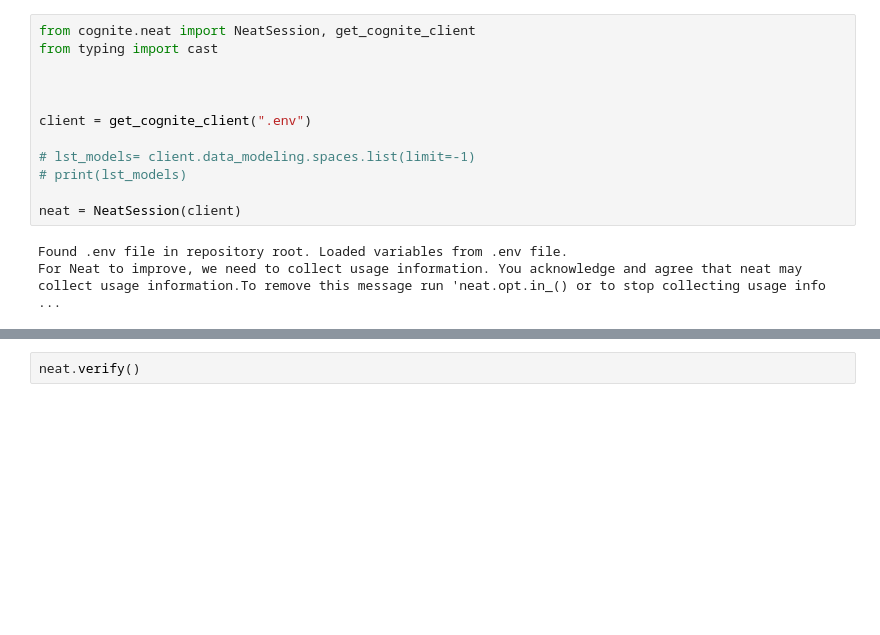
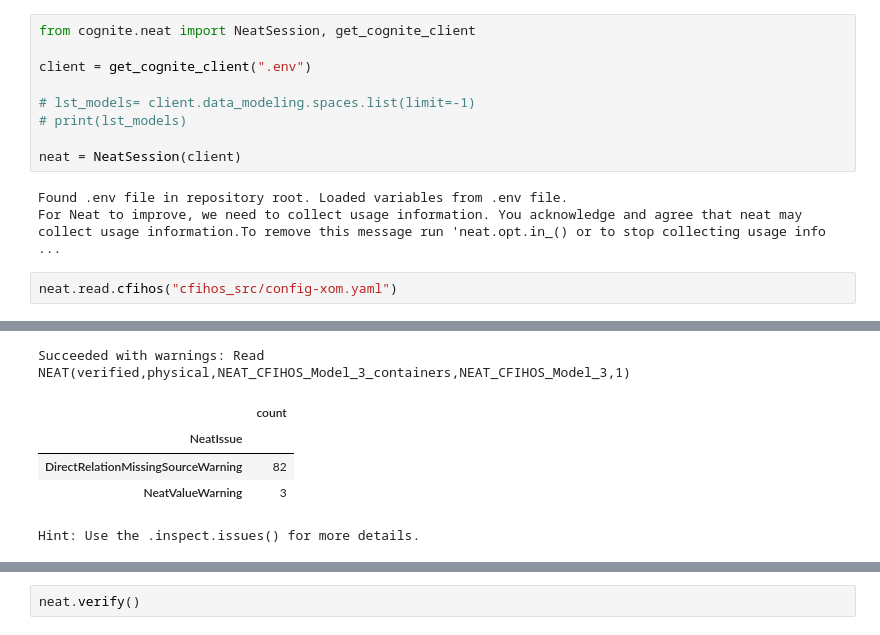
Before and after one commit to cognitedata/neat, a Jupyter notebook: test.ipynb, the cells around one changed output, grey strips where cells are left out. Saved outputs shown, nothing was run; the diff lists cells and outputs as text; blank space fills up the shorter version.

Commit message:
adding CFIHOS dms integration

```diff
--- a/test.ipynb
+++ b/test.ipynb
@@ -1,8 +1,5 @@
 # %%
 from cognite.neat import NeatSession, get_cognite_client
-from typing import cast
-
-
 
 client = get_cognite_client(".env")
 
@@ -13,3 +10,6 @@ neat = NeatSession(client)
 # %% [output]
 Found .env file in repository root. Loaded variables from .env file.
 For Neat to improve, we need to collect usage information. You acknowledge and agree that neat may collect usage information.To remove this message run 'neat.opt.in_() or to stop collecting usage info ...
+# %%
+neat.read.cfihos("cfihos_src/config-xom.yaml")
+# %% [output]
@@ -15,0 +26,6 @@ For Neat to improve, we need to collect usage information. You acknowledge and a
+Succeeded with warnings: Read NEAT(verified,physical,NEAT_CFIHOS_Model_3_containers,NEAT_CFIHOS_Model_3,1)
+|  | count |
+| NeatIssue |  |
+| DirectRelationMissingSourceWarning | 82 |
+| NeatValueWarning | 3 |
+Hint: Use the .inspect.issues() for more details.
```
Also changed, not shown: parts of 12 cells of this notebook, 8 other files.
